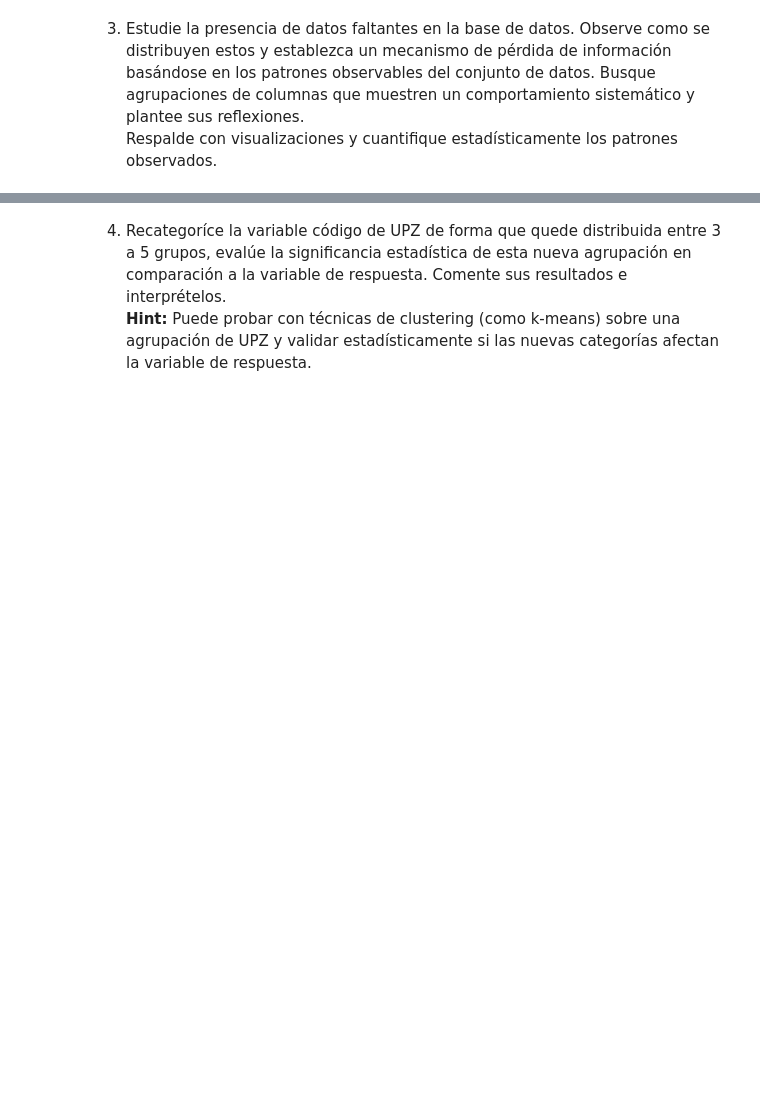
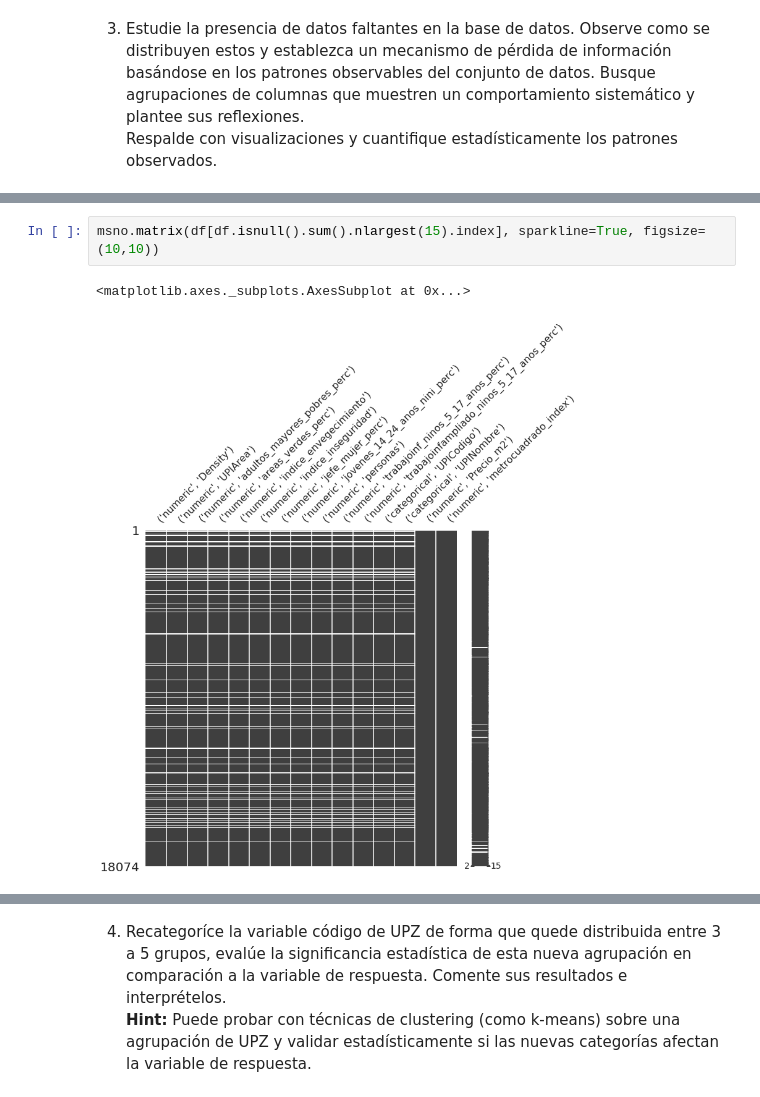
Before and after one commit to fbadilla1/tarea1-Lab, a Jupyter notebook: tarea1.ipynb, the cells around one changed output, grey strips where cells are left out. Drawn from its saved outputs; the diff is of its cells as text; blank space fills up the shorter version.

```diff
--- a/tarea1.ipynb
+++ b/tarea1.ipynb
@@ -342,0 +362,5 @@ Respalde con visualizaciones y cuantifique estadísticamente los patrones observ
+# %%
+msno.matrix(df[df.isnull().sum().nlargest(15).index], sparkline=True, figsize=(10,10))
+# %% [output]
+<matplotlib.axes._subplots.AxesSubplot at 0x...>
+[figure, added]
```
Also changed, not shown: parts of 6 cells of this notebook.
